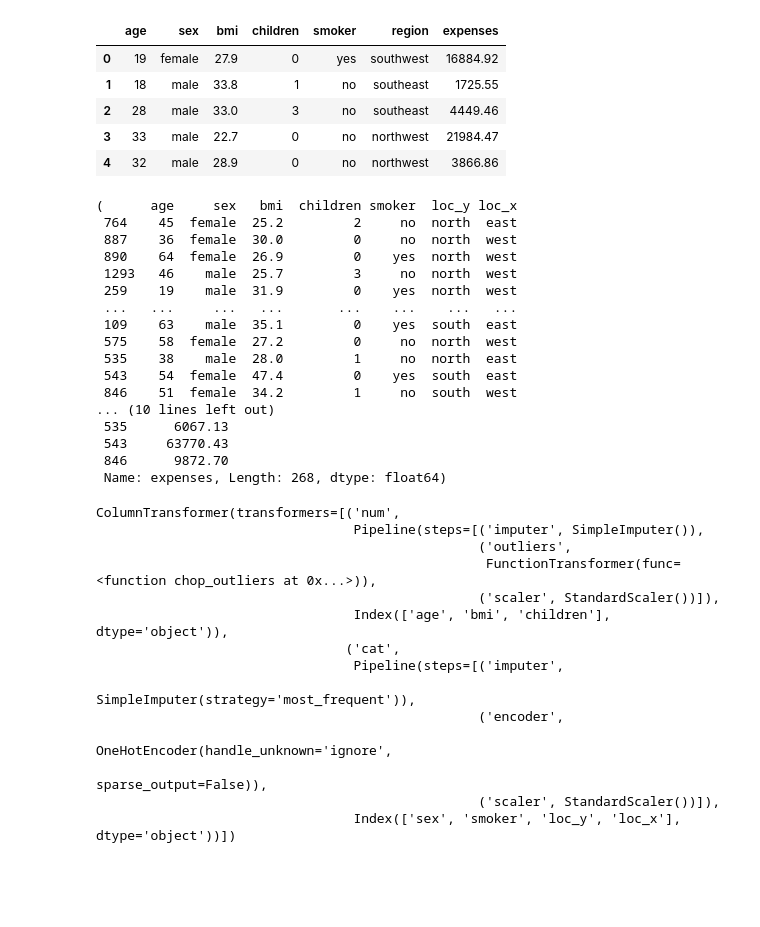
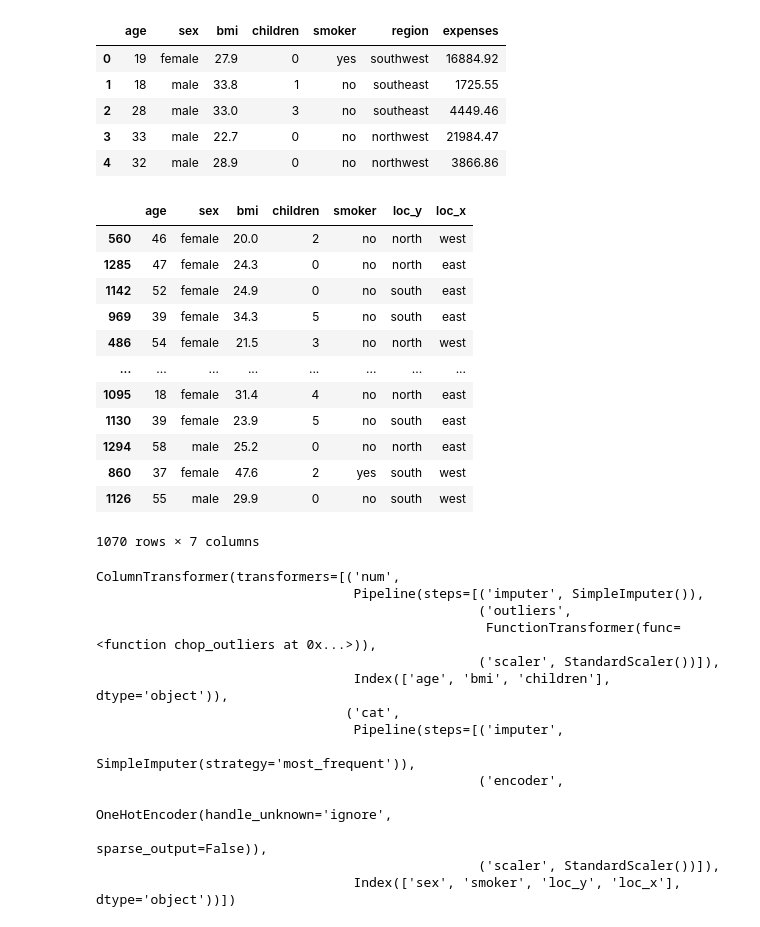
Before and after one commit to ravibalebilalu/insurence_prediction, a Jupyter notebook: notebooks/model_training.ipynb, the cells around one changed output. Cells and saved outputs as stored; diff of their text form; code cells hidden in the pictures; blank space fills up the shorter version.

```diff
--- a/notebooks/model_training.ipynb
+++ b/notebooks/model_training.ipynb
@@ -42,28 +42,24 @@ def chop_outliers(data):
 # %%
 x = df.drop(columns="expenses")
 y = df["expenses"]
 x_train,x_test,y_train,y_test = train_test_split(x,y,test_size=.2,random_state=42)
 cats = x_train.select_dtypes("object").columns
 nums = x_train.select_dtypes(exclude="object").columns
-x_test,y_test
+x_train
 # %% [output]
+|  | age | sex | bmi | children | smoker | loc_y | loc_x |
+| 560 | 46 | female | 20.0 | 2 | no | north | west |
+| 1285 | 47 | female | 24.3 | 0 | no | north | east |
+| 1142 | 52 | female | 24.9 | 0 | no | south | east |
+| 969 | 39 | female | 34.3 | 5 | no | south | east |
+| 486 | 54 | female | 21.5 | 3 | no | north | west |
+| ... | ... | ... | ... | ... | ... | ... | ... |
+| 1095 | 18 | female | 31.4 | 4 | no | north | east |
+| 1130 | 39 | female | 23.9 | 5 | no | south | east |
+| 1294 | 58 | male | 25.2 | 0 | no | north | east |
+| 860 | 37 | female | 47.6 | 2 | yes | south | west |
+| 1126 | 55 | male | 29.9 | 0 | no | south | west |
-(      age     sex   bmi  children smoker  loc_y loc_x
- 764    45  female  25.2         2     no  north  east
- 887    36  female  30.0         0     no  north  west
- 890    64  female  26.9         0    yes  north  west
- 1293   46    male  25.7         3     no  north  west
- 259    19    male  31.9         0    yes  north  west
- ...   ...     ...   ...       ...    ...    ...   ...
- 109    63    male  35.1         0    yes  south  east
- 575    58  female  27.2         0     no  north  west
- 535    38    male  28.0         1     no  north  east
- 543    54  female  47.4         0    yes  south  east
- 846    51  female  34.2         1     no  south  west
-... (10 lines left out)
- 535      6067.13
- 543     63770.43
- 846      9872.70
- Name: expenses, Length: 268, dtype: float64)
+1070 rows × 7 columns
 # %%
 outlier_transformer = FunctionTransformer(chop_outliers)
 
```
Also changed, not shown: 2 other files.
